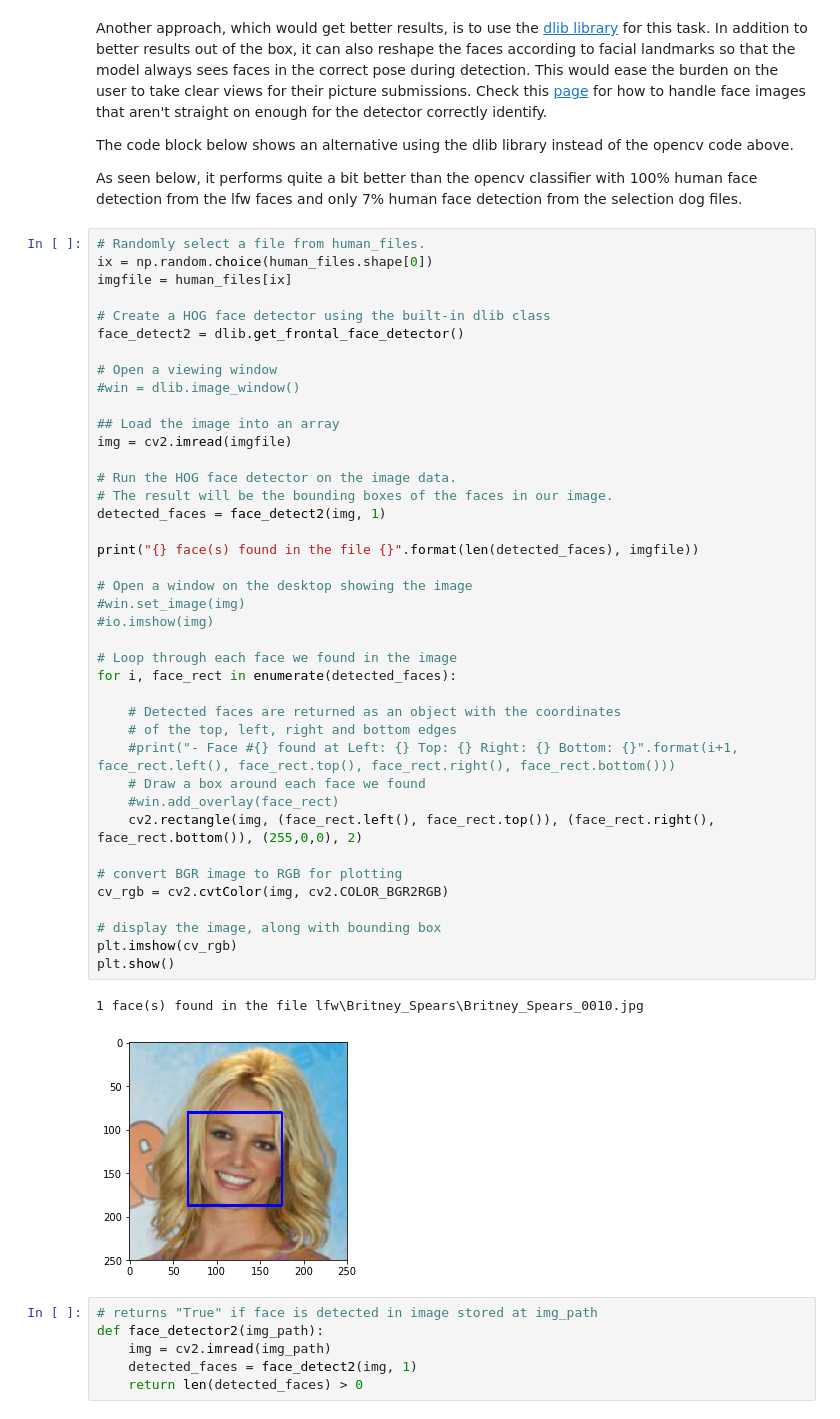
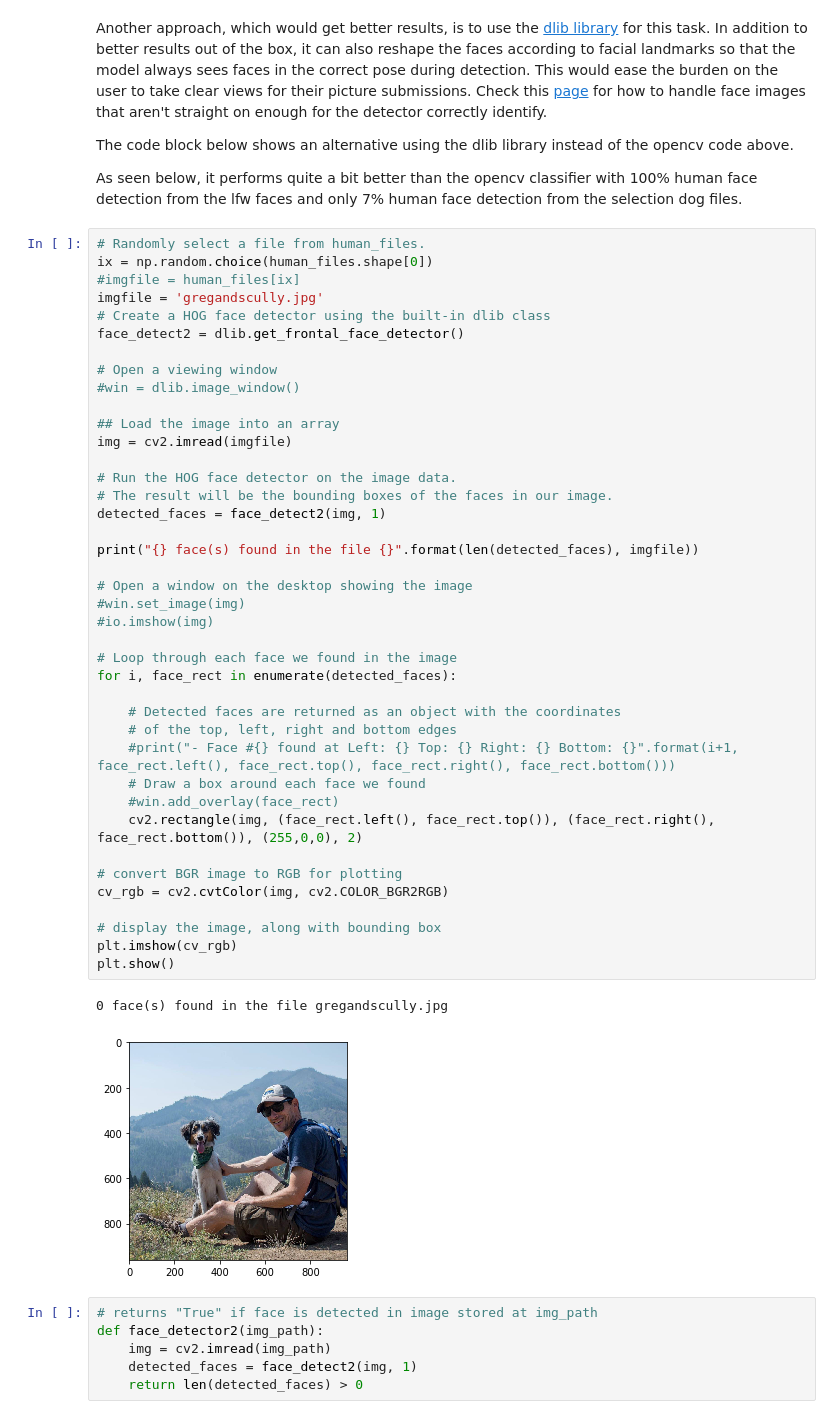
Before and after one commit to m00nd00r/Dog-Breed-App, a Jupyter notebook: dog_app.ipynb, the cells around one changed output. Cells and saved outputs as stored; diff of their text form.

```diff
--- a/dog_app.ipynb
+++ b/dog_app.ipynb
@@ -218,8 +221,8 @@ As seen below, it performs quite a bit better than the opencv classifier with 10
 # %%
 # Randomly select a file from human_files.
 ix = np.random.choice(human_files.shape[0])
-imgfile = human_files[ix]
-
+#imgfile = human_files[ix]
+imgfile = 'gregandscully.jpg'
 # Create a HOG face detector using the built-in dlib class
 face_detect2 = dlib.get_frontal_face_detector()
 
@@ -229,35 +232,35 @@ face_detect2 = dlib.get_frontal_face_detector()
 ## Load the image into an array
 img = cv2.imread(imgfile)
 
 # Run the HOG face detector on the image data.
 # The result will be the bounding boxes of the faces in our image.
 detected_faces = face_detect2(img, 1)
 
 print("{} face(s) found in the file {}".format(len(detected_faces), imgfile))
 
 # Open a window on the desktop showing the image
 #win.set_image(img)
 #io.imshow(img)
 
 # Loop through each face we found in the image
 for i, face_rect in enumerate(detected_faces):
 
     # Detected faces are returned as an object with the coordinates
     # of the top, left, right and bottom edges
     #print("- Face #{} found at Left: {} Top: {} Right: {} Bottom: {}".format(i+1, face_rect.left(), face_rect.top(), face_rect.right(), face_rect.bottom()))
     # Draw a box around each face we found
     #win.add_overlay(face_rect)
     cv2.rectangle(img, (face_rect.left(), face_rect.top()), (face_rect.right(), face_rect.bottom()), (255,0,0), 2)
 
 # convert BGR image to RGB for plotting
 cv_rgb = cv2.cvtColor(img, cv2.COLOR_BGR2RGB)
 
 # display the image, along with bounding box
 plt.imshow(cv_rgb)
 plt.show()
 # %% [output]
-1 face(s) found in the file lfw\Britney_Spears\Britney_Spears_0010.jpg
+0 face(s) found in the file gregandscully.jpg
-[figure, old version]
+[figure, new version]
 # %%
 # returns "True" if face is detected in image stored at img_path
 def face_detector2(img_path):
```
Also changed, not shown: parts of 18 cells of this notebook.
